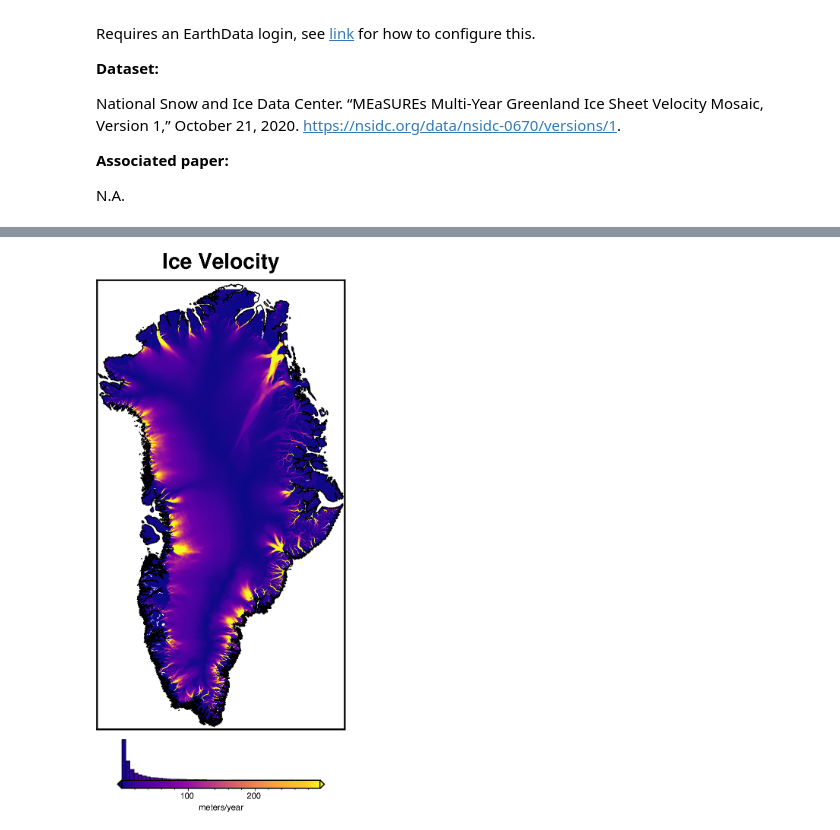
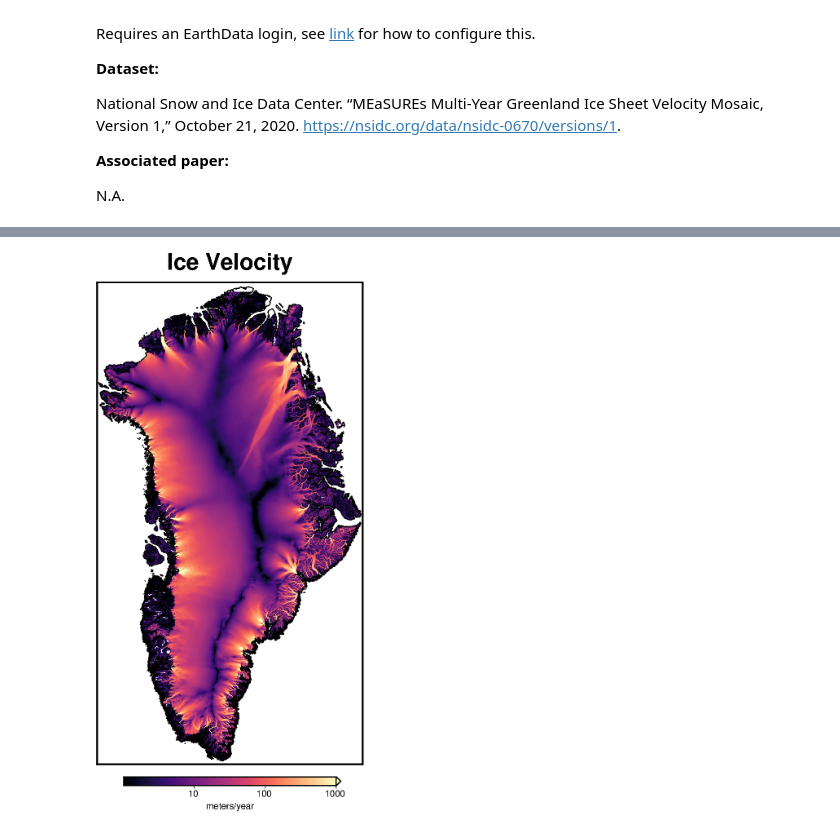
Before and after one commit to mdtanker/polartoolkit, a Jupyter notebook: docs/datasets/greenland_arctic/ice_velocity.ipynb, the cells around one changed output, grey strips where cells are left out. Saved outputs shown, nothing was run; the diff lists cells and outputs as text; code cells hidden in the pictures.

```diff
--- a/docs/datasets/greenland_arctic/ice_velocity.ipynb
+++ b/docs/datasets/greenland_arctic/ice_velocity.ipynb
@@ -50,16 +51,16 @@ grid registration: g
 # %%
 fig = maps.plot_grd(
     data,
     title="Ice Velocity",
-    cmap="plasma",
+    cmap="magma",
+    cpt_lims=(0.001, 3),
+    cpt_log=True,
+    cbar_log=True,
     coast=True,
     cbar_label="meters/year",
-    hist=True,
-    robust=True,
-    grd2cpt=True,
     hemisphere="north",
 )
 
 fig.show(dpi=200)
 # %% [output]
-[figure, old version]
+[figure, new version]
```
Also changed, not shown: parts of 2 cells of this notebook, 48 other files.
